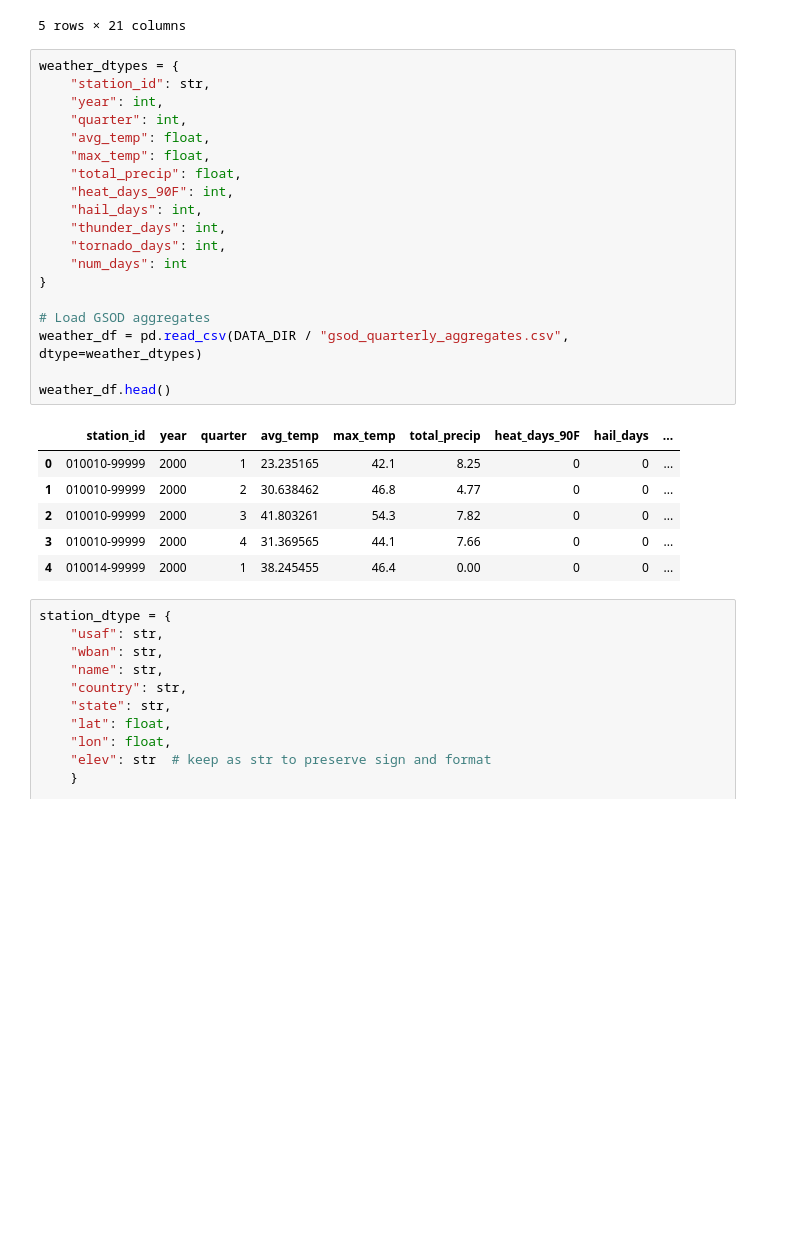
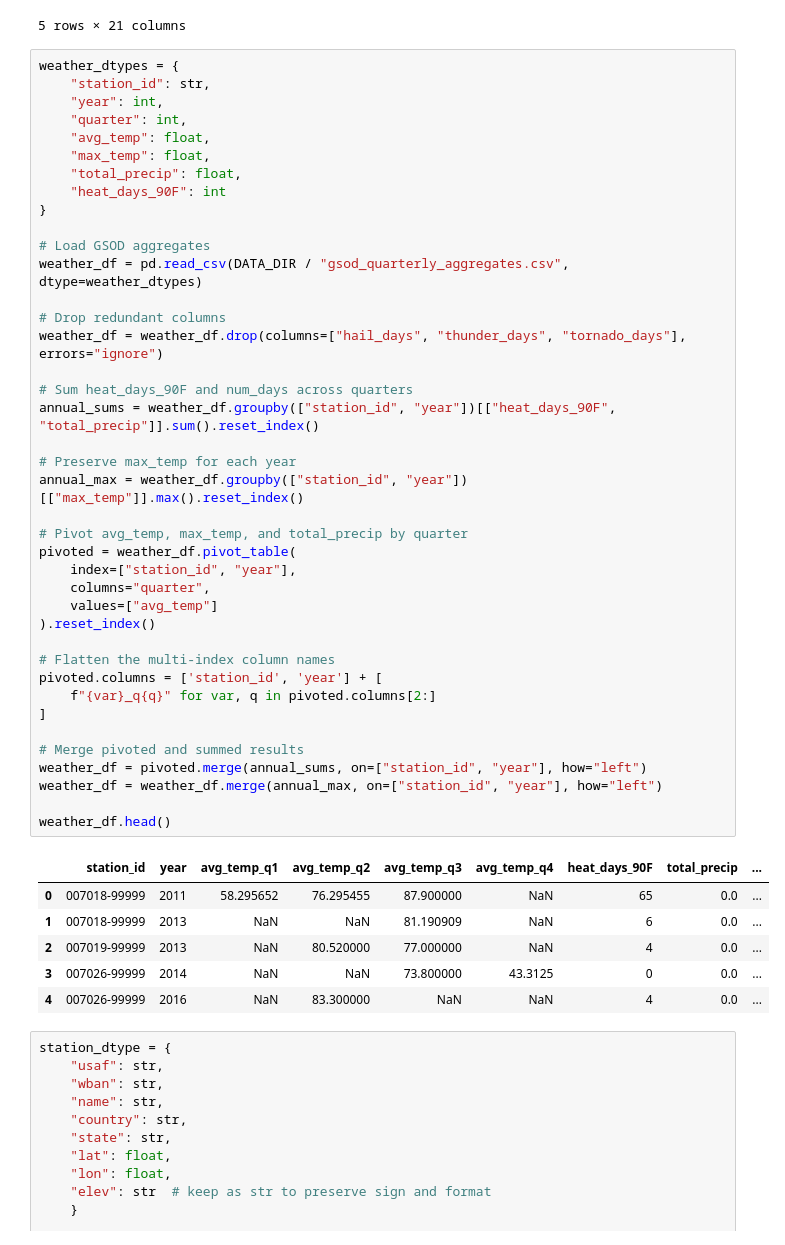
Before and after one commit to iauger/County_Climate_Impact, a Jupyter notebook: Data_Preparation.ipynb, the cells around one changed output. Cells and saved outputs as stored; diff of their text form; blank space fills up the shorter version.

```diff
--- a/Data_Preparation.ipynb
+++ b/Data_Preparation.ipynb
@@ -60,29 +60,50 @@ acs_df.head()
 # %%
 weather_dtypes = {
     "station_id": str,
     "year": int,
     "quarter": int,
     "avg_temp": float,
     "max_temp": float,
     "total_precip": float,
-    "heat_days_90F": int,
-    "hail_days": int,
-    "thunder_days": int,
-    "tornado_days": int,
-    "num_days": int
+    "heat_days_90F": int
 }
 
 # Load GSOD aggregates
 weather_df = pd.read_csv(DATA_DIR / "gsod_quarterly_aggregates.csv", dtype=weather_dtypes)
 
+# Drop redundant columns
+weather_df = weather_df.drop(columns=["hail_days", "thunder_days", "tornado_days"], errors="ignore")
+
+# Sum heat_days_90F and num_days across quarters
+annual_sums = weather_df.groupby(["station_id", "year"])[["heat_days_90F", "total_precip"]].sum().reset_index()
+
+# Preserve max_temp for each year
+annual_max = weather_df.groupby(["station_id", "year"])[["max_temp"]].max().reset_index()
+
+# Pivot avg_temp, max_temp, and total_precip by quarter
+pivoted = weather_df.pivot_table(
+    index=["station_id", "year"],
+    columns="quarter",
+    values=["avg_temp"]
+).reset_index()
+
+# Flatten the multi-index column names
+pivoted.columns = ['station_id', 'year'] + [
+    f"{var}_q{q}" for var, q in pivoted.columns[2:]
+]
+
+# Merge pivoted and summed results
+weather_df = pivoted.merge(annual_sums, on=["station_id", "year"], how="left")
+weather_df = weather_df.merge(annual_max, on=["station_id", "year"], how="left")
+
 weather_df.head()
 # %% [output]
-|  | station_id | year | quarter | avg_temp | max_temp | total_precip | heat_days_90F | hail_days | ... |
-| 0 | 010010-99999 | 2000 | 1 | 23.235165 | 42.1 | 8.25 | 0 | 0 | ... |
-| 1 | 010010-99999 | 2000 | 2 | 30.638462 | 46.8 | 4.77 | 0 | 0 | ... |
-| 2 | 010010-99999 | 2000 | 3 | 41.803261 | 54.3 | 7.82 | 0 | 0 | ... |
-| 3 | 010010-99999 | 2000 | 4 | 31.369565 | 44.1 | 7.66 | 0 | 0 | ... |
-| 4 | 010014-99999 | 2000 | 1 | 38.245455 | 46.4 | 0.00 | 0 | 0 | ... |
+|  | station_id | year | avg_temp_q1 | avg_temp_q2 | avg_temp_q3 | avg_temp_q4 | heat_days_90F | total_precip | ... |
+| 0 | 007018-99999 | 2011 | 58.295652 | 76.295455 | 87.900000 | NaN | 65 | 0.0 | ... |
+| 1 | 007018-99999 | 2013 | NaN | NaN | 81.190909 | NaN | 6 | 0.0 | ... |
+| 2 | 007019-99999 | 2013 | NaN | 80.520000 | 77.000000 | NaN | 4 | 0.0 | ... |
+| 3 | 007026-99999 | 2014 | NaN | NaN | 73.800000 | 43.3125 | 0 | 0.0 | ... |
+| 4 | 007026-99999 | 2016 | NaN | 83.300000 | NaN | NaN | 4 | 0.0 | ... |
 # %%
 station_dtype = {
     "usaf": str,
```
Also changed, not shown: parts of 17 cells of this notebook, 4 other files.
